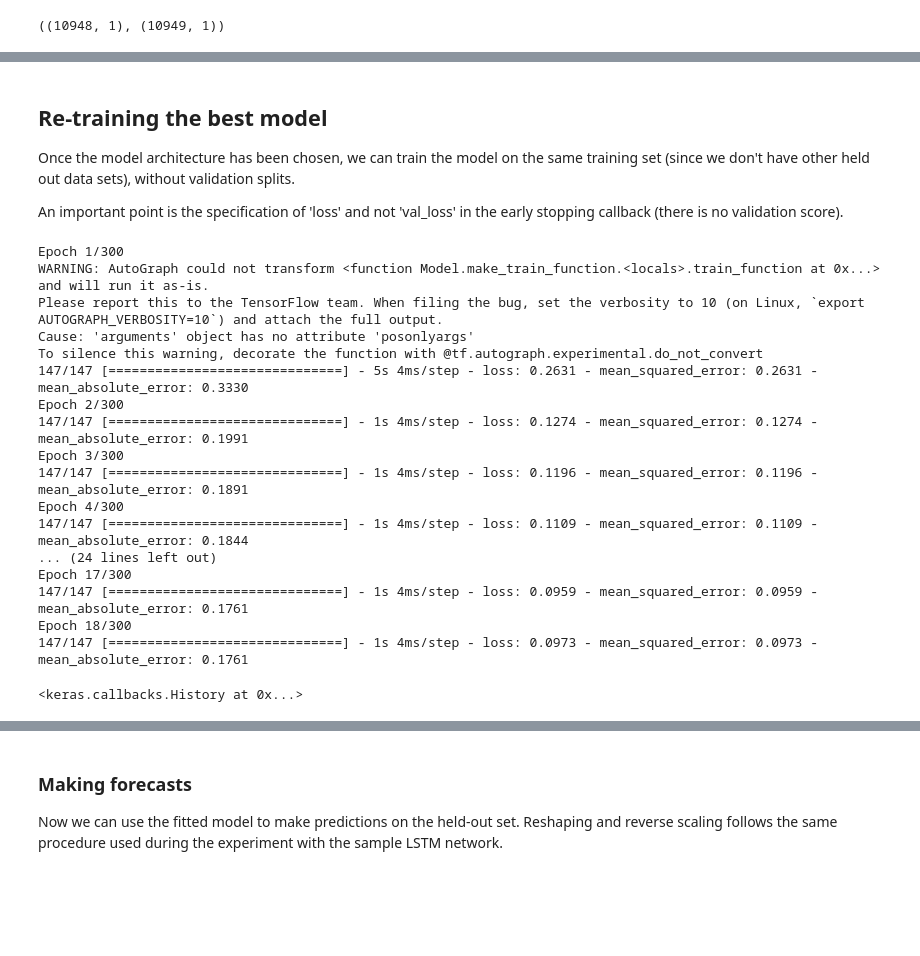
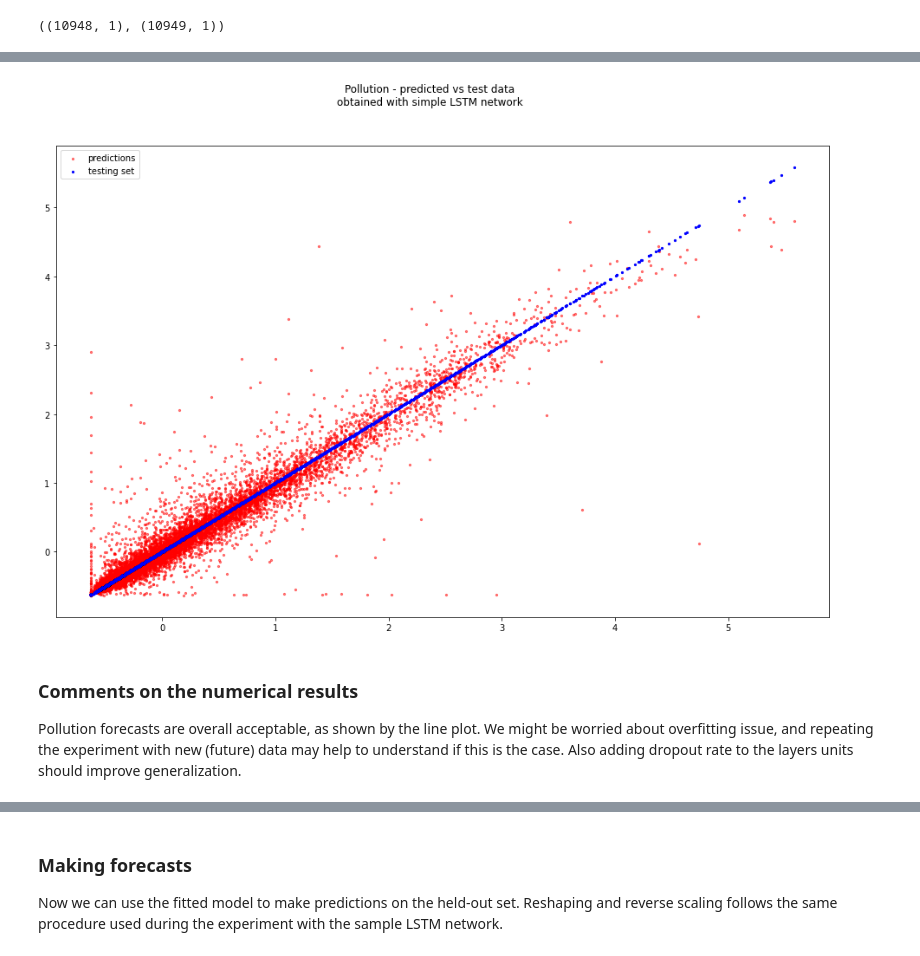
Before and after one commit to giuliots95/Time_series_forecast_with_LSTM_network, a Jupyter notebook: Pollution_time_series_forecast.ipynb, the cells around one changed output, grey strips where cells are left out. Saved outputs shown, nothing was run; the diff lists cells and outputs as text; code cells hidden in the pictures; blank space fills up the shorter version.

```diff
--- a/Pollution_time_series_forecast.ipynb
+++ b/Pollution_time_series_forecast.ipynb
@@ -686,36 +531,0 @@ best_hps.values
-# %% [markdown]
-## Re-training the best model
-Once the model architecture has been chosen, we can train the model on the same training set (since we don't have other held out data sets), without validation splits.
-
-An important point is the specification of 'loss' and not 'val_loss' in the early stopping callback (there is no validation score).
-# %%
-best_model.fit(X_train_reframed, Y_train[1:],
-               epochs = 300,
-               shuffle = False,
-               steps_per_epoch = None,
-               validation_split = 0,
-               batch_size = best_hps["batch_size"],
-               callbacks = [EarlyStopping(monitor='loss', verbose = 0, patience = 3, min_delta = 1e-5, restore_best_weights = True),
-                              History(), TerminateOnNaN()],
-               verbose = 1,
-               use_multiprocessing = True
-              )
-# %% [output]
-Epoch 1/300
-WARNING: AutoGraph could not transform <function Model.make_train_function.<locals>.train_function at 0x...> and will run it as-is.
-Please report this to the TensorFlow team. When filing the bug, set the verbosity to 10 (on Linux, `export AUTOGRAPH_VERBOSITY=10`) and attach the full output.
-Cause: 'arguments' object has no attribute 'posonlyargs'
-To silence this warning, decorate the function with @tf.autograph.experimental.do_not_convert
-147/147 [==============================] - 5s 4ms/step - loss: 0.2631 - mean_squared_error: 0.2631 - mean_absolute_error: 0.3330
-Epoch 2/300
-147/147 [==============================] - 1s 4ms/step - loss: 0.1274 - mean_squared_error: 0.1274 - mean_absolute_error: 0.1991
-Epoch 3/300
-147/147 [==============================] - 1s 4ms/step - loss: 0.1196 - mean_squared_error: 0.1196 - mean_absolute_error: 0.1891
-Epoch 4/300
-147/147 [==============================] - 1s 4ms/step - loss: 0.1109 - mean_squared_error: 0.1109 - mean_absolute_error: 0.1844
-... (24 lines left out)
-Epoch 17/300
-147/147 [==============================] - 1s 4ms/step - loss: 0.0959 - mean_squared_error: 0.0959 - mean_absolute_error: 0.1761
-Epoch 18/300
-147/147 [==============================] - 1s 4ms/step - loss: 0.0973 - mean_squared_error: 0.0973 - mean_absolute_error: 0.1761
-<keras.callbacks.History at 0x...>
@@ -721,0 +549,7 @@ Epoch 18/300
+# %%
+qq_plot(Y_test.values, Y_predicted_scaled, index = Y_test.index, title = "Pollution - predicted vs test data\nobtained with simple LSTM network")
+# %% [output]
+[figure, added]
+# %% [markdown]
+### Comments on the numerical results
+Pollution forecasts are overall acceptable, as shown by the line plot. We might be worried about overfitting issue, and repeating the experiment with new (future) data may help to understand if this is the case. Also adding dropout rate to the layers units should improve generalization.
```
Also changed, not shown: parts of 86 cells of this notebook.
